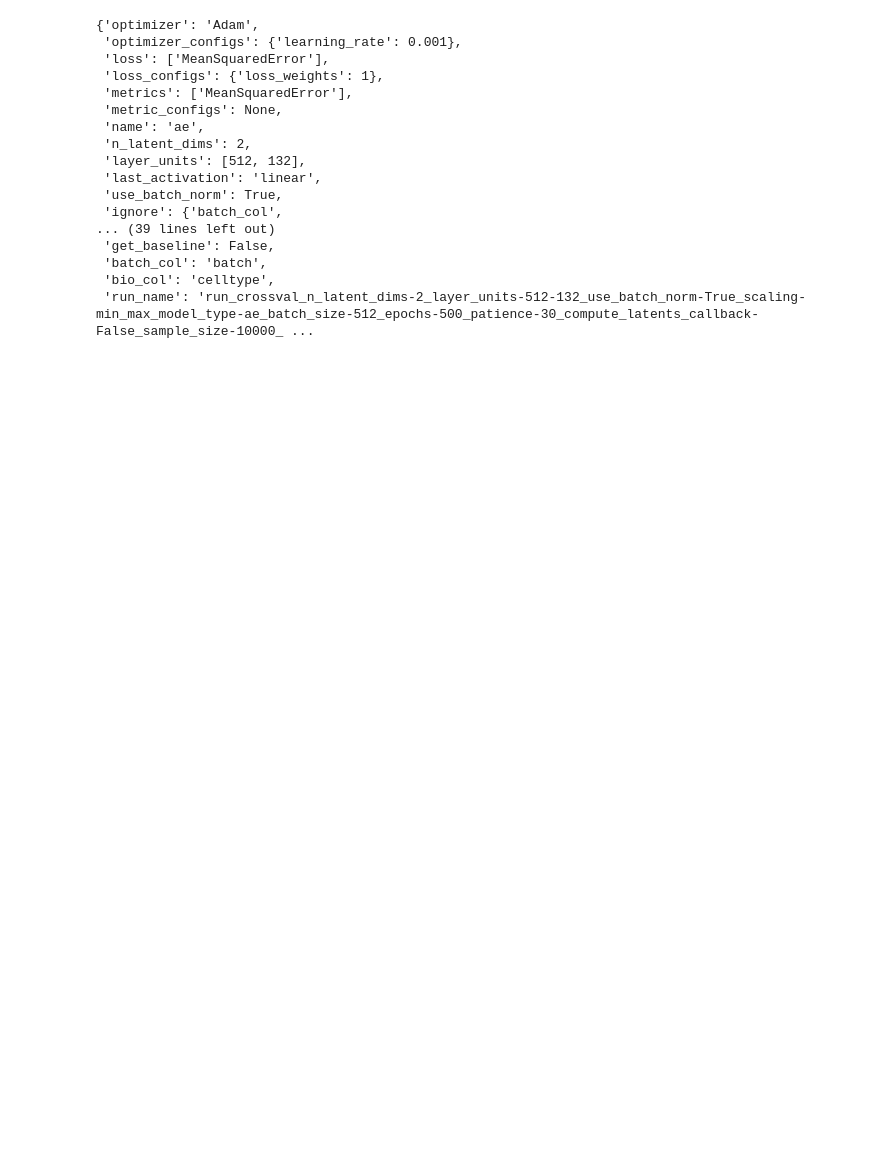
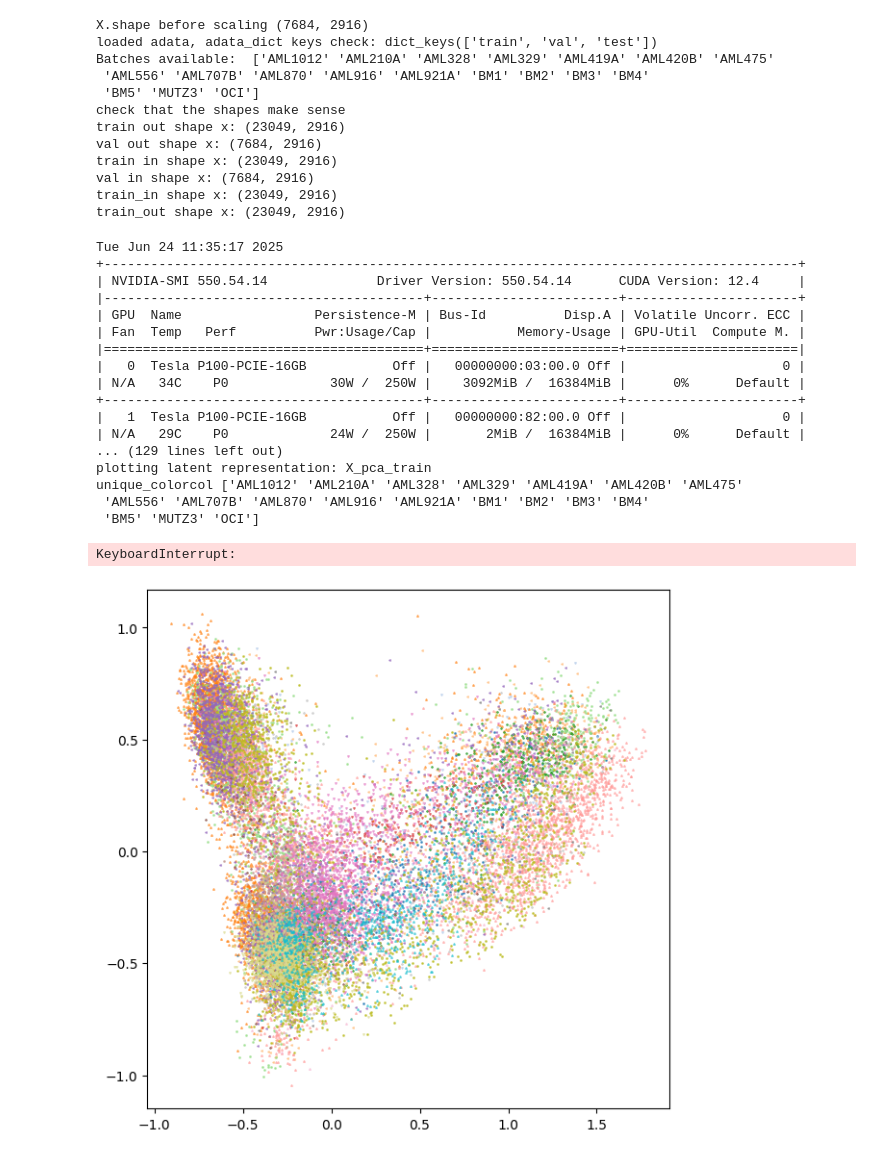
Before and after one commit to DeepLearningForPrecisionHealthLab/scMEDAL_for_scRNAseq, a Jupyter notebook: demo.ipynb, the cells around one changed output. Saved outputs shown, nothing was run; the diff lists cells and outputs as text; code cells hidden in the pictures; blank space fills up the shorter version.

```diff
--- a/demo.ipynb
+++ b/demo.ipynb
@@ -3,5 +3,7 @@ import os
 from importlib import reload
 
 import models.models as mods
-ae = mods.AE("ae")
+ae = mods.AE()
+# ae.model_params
+ae.run_train(named_experiment="AML", quick=True)
 # %% [output]
@@ -26,20 +48,31 @@ WARNING:absl:`lr` is deprecated in Keras optimizer, please use `learning_rate` o
+X.shape before scaling (7684, 2916)
+loaded adata, adata_dict keys check: dict_keys(['train', 'val', 'test'])
+Batches available:  ['AML1012' 'AML210A' 'AML328' 'AML329' 'AML419A' 'AML420B' 'AML475'
+ 'AML556' 'AML707B' 'AML870' 'AML916' 'AML921A' 'BM1' 'BM2' 'BM3' 'BM4'
+ 'BM5' 'MUTZ3' 'OCI']
+check that the shapes make sense
+train out shape x: (23049, 2916)
+val out shape x: (7684, 2916)
+train in shape x: (23049, 2916)
+val in shape x: (7684, 2916)
+train_in shape x: (23049, 2916)
+train_out shape x: (23049, 2916)
+Tue Jun 24 11:35:17 2025
++-----------------------------------------------------------------------------------------+
+| NVIDIA-SMI 550.54.14              Driver Version: 550.54.14      CUDA Version: 12.4     |
+|-----------------------------------------+------------------------+----------------------+
+| GPU  Name                 Persistence-M | Bus-Id          Disp.A | Volatile Uncorr. ECC |
+| Fan  Temp   Perf          Pwr:Usage/Cap |           Memory-Usage | GPU-Util  Compute M. |
+|=========================================+========================+======================|
+|   0  Tesla P100-PCIE-16GB           Off |   00000000:03:00.0 Off |                    0 |
+| N/A   34C    P0             30W /  250W |    3092MiB /  16384MiB |      0%      Default |
++-----------------------------------------+------------------------+----------------------+
+|   1  Tesla P100-PCIE-16GB           Off |   00000000:82:00.0 Off |                    0 |
+| N/A   29C    P0             24W /  250W |       2MiB /  16384MiB |      0%      Default |
+... (129 lines left out)
+plotting latent representation: X_pca_train
+unique_colorcol ['AML1012' 'AML210A' 'AML328' 'AML329' 'AML419A' 'AML420B' 'AML475'
+ 'AML556' 'AML707B' 'AML870' 'AML916' 'AML921A' 'BM1' 'BM2' 'BM3' 'BM4'
+ 'BM5' 'MUTZ3' 'OCI']
+KeyboardInterrupt:
+[figure, added]
-# %%
-ae.model_params
-# %% [output]
-{'optimizer': 'Adam',
- 'optimizer_configs': {'learning_rate': 0.001},
- 'loss': ['MeanSquaredError'],
- 'loss_configs': {'loss_weights': 1},
- 'metrics': ['MeanSquaredError'],
- 'metric_configs': None,
- 'name': 'ae',
- 'n_latent_dims': 2,
- 'layer_units': [512, 132],
- 'last_activation': 'linear',
- 'use_batch_norm': True,
- 'ignore': {'batch_col',
-... (39 lines left out)
- 'get_baseline': False,
- 'batch_col': 'batch',
- 'bio_col': 'celltype',
- 'run_name': 'run_crossval_n_latent_dims-2_layer_units-512-132_use_batch_norm-True_scaling-min_max_model_type-ae_batch_size-512_epochs-500_patience-30_compute_latents_callback-False_sample_size-10000_ ...
```
Also changed, not shown: parts of 7 cells of this notebook, 10 other files.
